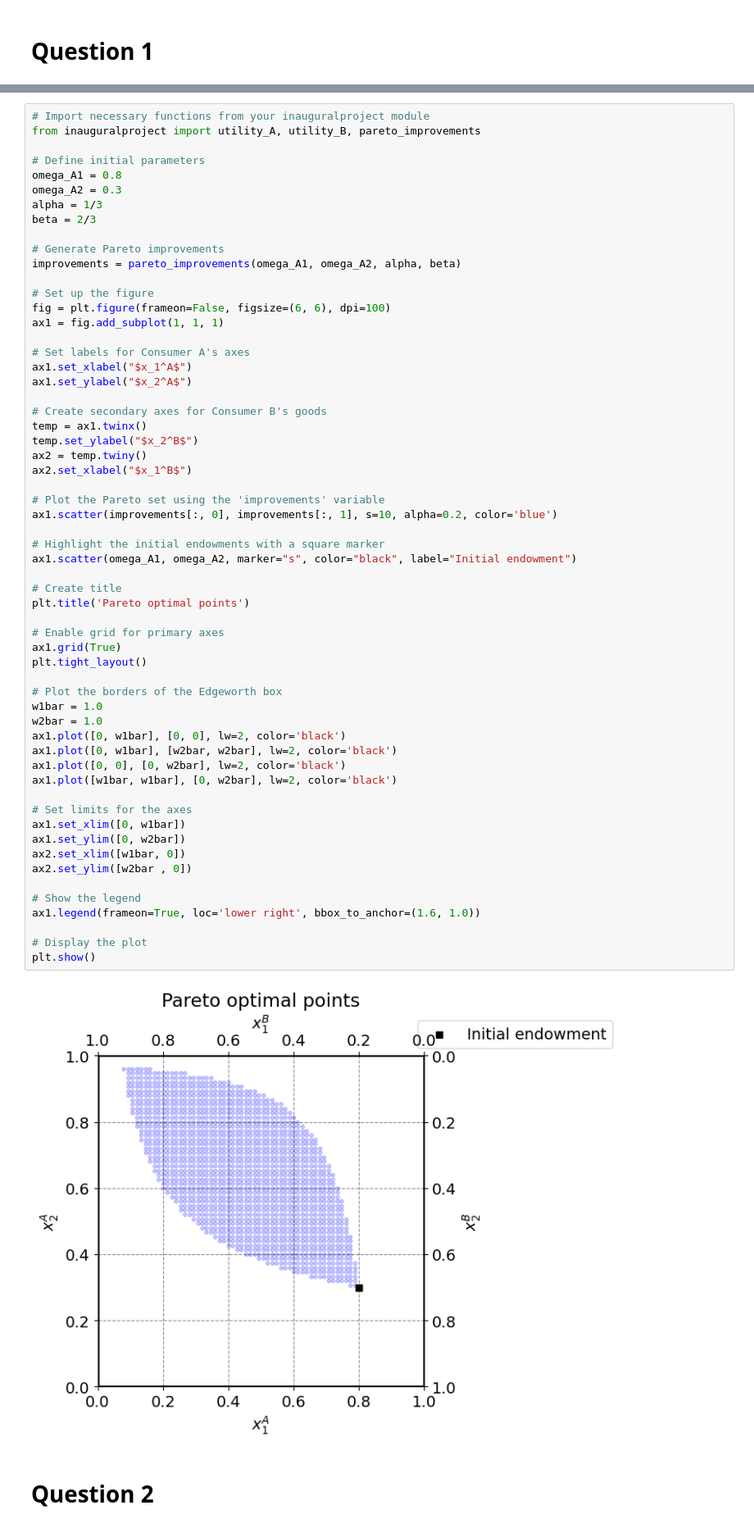
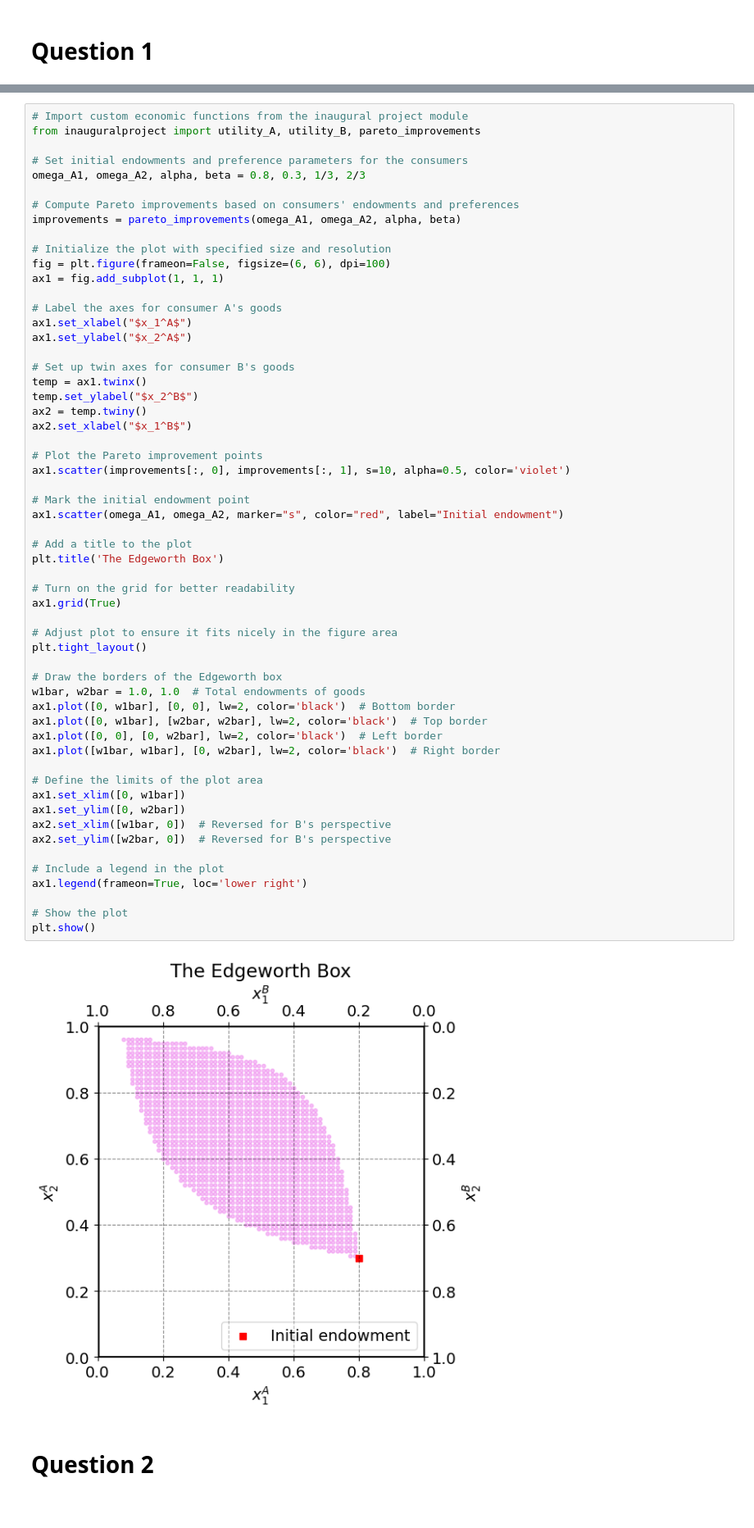
Before and after one commit to NumEconCopenhagen/projects-2024-rqt881, a Jupyter notebook: inauguralproject/inauguralproject.ipynb, the cells around one changed output, grey strips where cells are left out. Shown at 82% size. Cells and saved outputs as stored; diff of their text form.

```diff
--- a/inauguralproject/inauguralproject.ipynb
+++ b/inauguralproject/inauguralproject.ipynb
@@ -38,64 +41,62 @@ The autoreload extension is already loaded. To reload it, use:
 # %%
-# Import necessary functions from your inauguralproject module
+# Import custom economic functions from the inaugural project module
 from inauguralproject import utility_A, utility_B, pareto_improvements
 
-# Define initial parameters
-omega_A1 = 0.8
-omega_A2 = 0.3
-alpha = 1/3
-beta = 2/3
+# Set initial endowments and preference parameters for the consumers
+omega_A1, omega_A2, alpha, beta = 0.8, 0.3, 1/3, 2/3
 
-# Generate Pareto improvements
+# Compute Pareto improvements based on consumers' endowments and preferences
 improvements = pareto_improvements(omega_A1, omega_A2, alpha, beta)
 
-# Set up the figure
+# Initialize the plot with specified size and resolution
 fig = plt.figure(frameon=False, figsize=(6, 6), dpi=100)
 ax1 = fig.add_subplot(1, 1, 1)
 
-# Set labels for Consumer A's axes
+# Label the axes for consumer A's goods
 ax1.set_xlabel("$x_1^A$")
 ax1.set_ylabel("$x_2^A$")
 
-# Create secondary axes for Consumer B's goods
+# Set up twin axes for consumer B's goods
 temp = ax1.twinx()
 temp.set_ylabel("$x_2^B$")
 ax2 = temp.twiny()
 ax2.set_xlabel("$x_1^B$")
 
-# Plot the Pareto set using the 'improvements' variable
-ax1.scatter(improvements[:, 0], improvements[:, 1], s=10, alpha=0.2, color='blue')
+# Plot the Pareto improvement points
+ax1.scatter(improvements[:, 0], improvements[:, 1], s=10, alpha=0.5, color='violet')
 
-# Highlight the initial endowments with a square marker
-ax1.scatter(omega_A1, omega_A2, marker="s", color="black", label="Initial endowment")
+# Mark the initial endowment point
+ax1.scatter(omega_A1, omega_A2, marker="s", color="red", label="Initial endowment")
 
-# Create title
-plt.title('Pareto optimal points')
+# Add a title to the plot
+plt.title('The Edgeworth Box')
 
-# Enable grid for primary axes
+# Turn on the grid for better readability
 ax1.grid(True)
+
+# Adjust plot to ensure it fits nicely in the figure area
 plt.tight_layout()
 
-# Plot the borders of the Edgeworth box
-w1bar = 1.0
-w2bar = 1.0
-ax1.plot([0, w1bar], [0, 0], lw=2, color='black')
-ax1.plot([0, w1bar], [w2bar, w2bar], lw=2, color='black')
-ax1.plot([0, 0], [0, w2bar], lw=2, color='black')
-ax1.plot([w1bar, w1bar], [0, w2bar], lw=2, color='black')
+# Draw the borders of the Edgeworth box
+w1bar, w2bar = 1.0, 1.0  # Total endowments of goods
+ax1.plot([0, w1bar], [0, 0], lw=2, color='black')  # Bottom border
+ax1.plot([0, w1bar], [w2bar, w2bar], lw=2, color='black')  # Top border
+ax1.plot([0, 0], [0, w2bar], lw=2, color='black')  # Left border
+ax1.plot([w1bar, w1bar], [0, w2bar], lw=2, color='black')  # Right border
 
-# Set limits for the axes
+# Define the limits of the plot area
 ax1.set_xlim([0, w1bar])
 ax1.set_ylim([0, w2bar])
-ax2.set_xlim([w1bar, 0])
-ax2.set_ylim([w2bar , 0])
+ax2.set_xlim([w1bar, 0])  # Reversed for B's perspective
+ax2.set_ylim([w2bar, 0])  # Reversed for B's perspective
 
-# Show the legend
-ax1.legend(frameon=True, loc='lower right', bbox_to_anchor=(1.6, 1.0))
+# Include a legend in the plot
+ax1.legend(frameon=True, loc='lower right')
 
-# Display the plot
+# Show the plot
 plt.show()
 # %% [output]
-[figure, old version]
+[figure, new version]
 # %% [markdown]
 # Question 2
 # %% [markdown]
```
Also changed, not shown: parts of 3 cells of this notebook.
